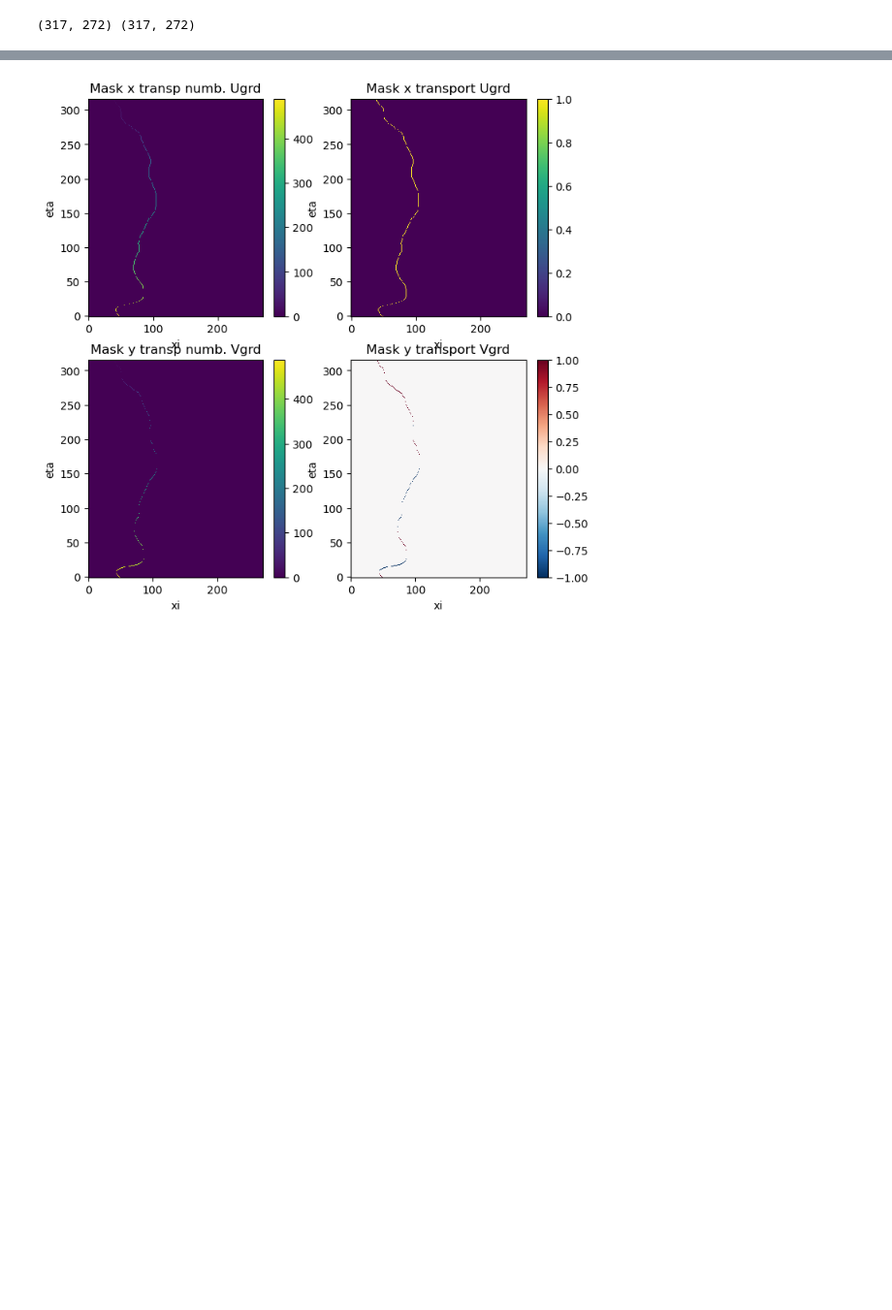
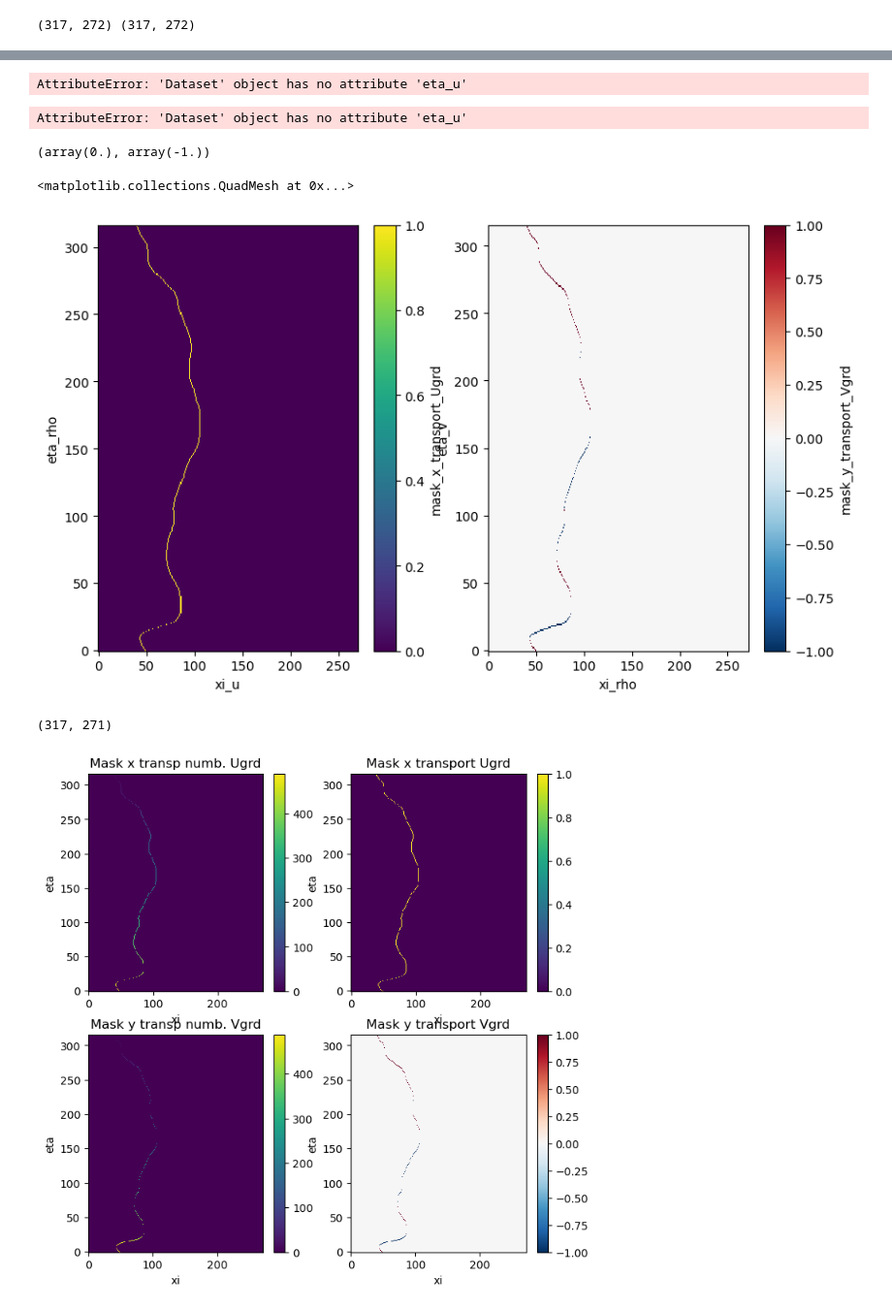
Before and after one commit to fncsobral/waom_notebook, a Jupyter notebook: OHB_shelf/Cross-1500m/testing.ipynb, the cells around one changed output, grey strips where cells are left out. Shown at 97% size. Cells and saved outputs as stored; diff of their text form; code cells hidden in the pictures; blank space fills up the shorter version.

```diff
--- a/OHB_shelf/Cross-1500m/testing.ipynb
+++ b/OHB_shelf/Cross-1500m/testing.ipynb
@@ -748,3 +912,23 @@ print(pm.shape, pn.shape)
+# %%
+dg.eta_u
+# %% [output]
+AttributeError: 'Dataset' object has no attribute 'eta_u'
+# %%
+dg['mask_x_transport_Ugrd'] = dg.mask_x_transport.interp(eta_rho=dg.eta_rho, xi_rho=dg.xi_u, method='nearest')
+# dg['mask_y_transport_Vgrd'] = dg.mask_y_transport.interp(eta_rho=dg.eta_v, xi_rho=dg.xi_rho, method='nearest')
+# %% [output]
+AttributeError: 'Dataset' object has no attribute 'eta_u'
+# %%
+dg['mask_x_transport_Ugrd'].min().values, dg['mask_y_transport_Vgrd'].min().values
+# %% [output]
+(array(0.), array(-1.))
+# %%
+fig, ax = plt.subplots(ncols=2, figsize=(10, 6))
+dg.mask_x_transport_Ugrd.plot(ax=ax[0])
+dg.mask_y_transport_Vgrd.plot(ax=ax[1])
+# %% [output]
+<matplotlib.collections.QuadMesh at 0x...>
+[figure, added]
 # %%
 # This is Fabio's adaptation. It is his way of interpolation from rho to u/v grid
 
@@ -765,6 +949,10 @@ mask_x_transport_numbered_Ugrd = pyresample.kd_tree.resample_custom(rho_def,mask
                                             radius_of_influence=100000,neighbours=1,weight_funcs=wf)
 mask_y_transport_numbered_Vgrd = pyresample.kd_tree.resample_custom(rho_def,mask_y_transport_numbered,v_def,\
                                             radius_of_influence=100000,neighbours=1,weight_funcs=wf)
+# %%
+mask_x_transport_Ugrd.shape
+# %% [output]
+(317, 271)
 # %%
 # Convert contour masks to data arrays, so we can multiply them later.
 # We need to ensure the lat lon coordinates correspond to the actual data location:
```
Also changed, not shown: parts of 20 cells of this notebook.
